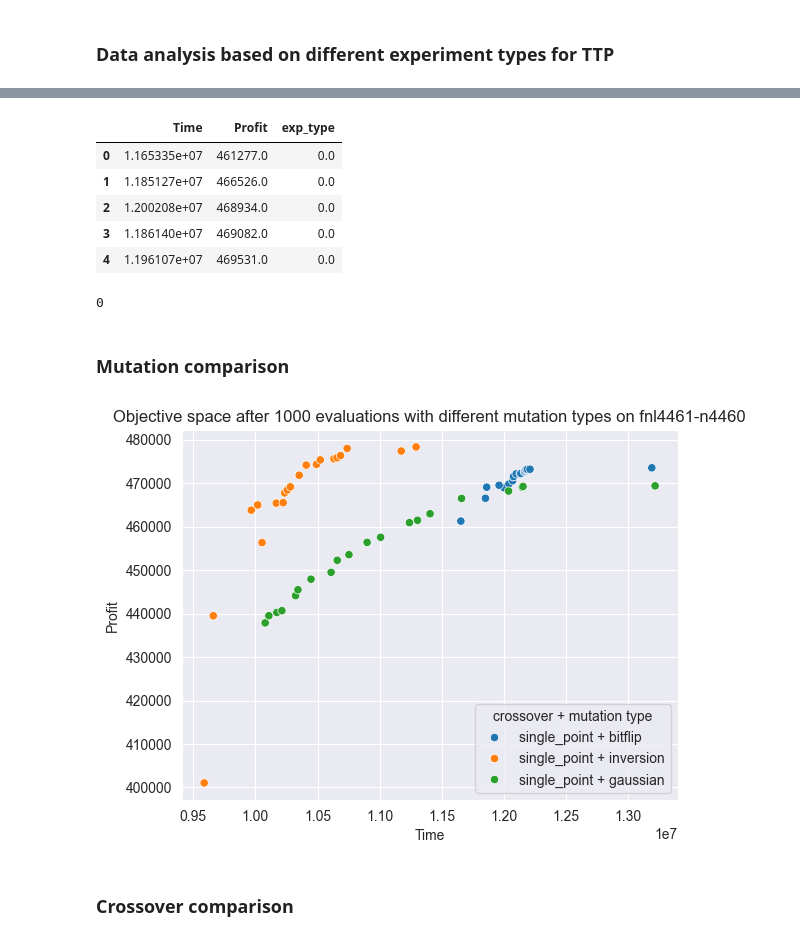
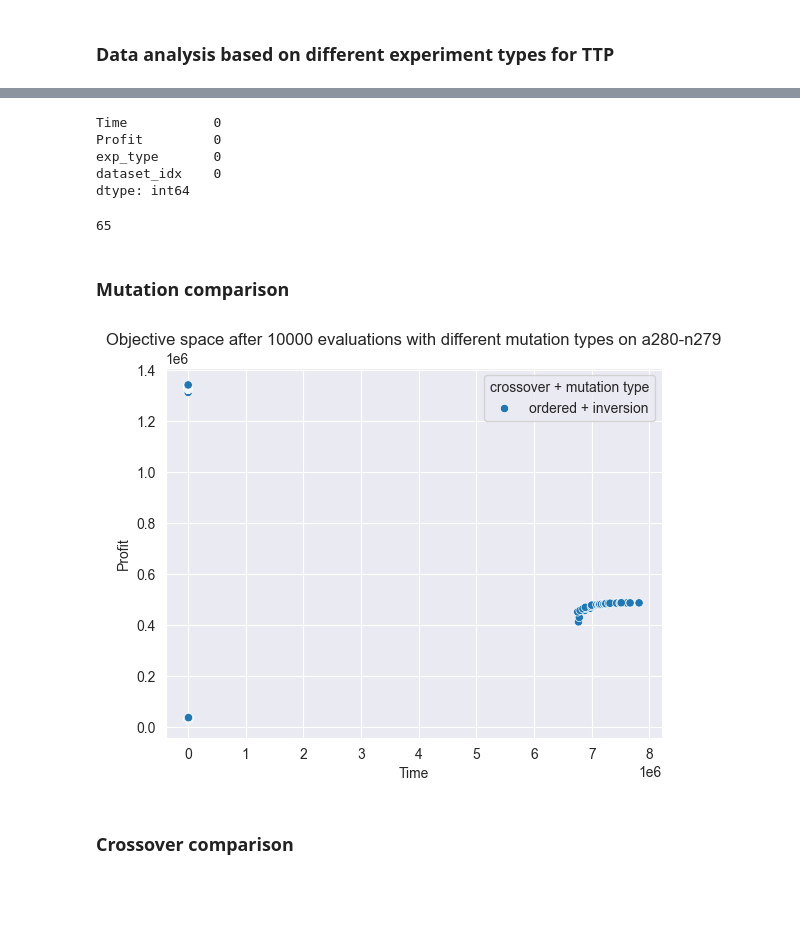
Before and after one commit to hugohewitt123/NIC_CA2_group_project, a Jupyter notebook: src/plot.ipynb, the cells around one changed output, grey strips where cells are left out. Cells and saved outputs as stored; diff of their text form; code cells hidden in the pictures; blank space fills up the shorter version.

Commit message:
Update plot, README and ordered + gaussian

```diff
--- a/src/plot.ipynb
+++ b/src/plot.ipynb
@@ -6,20 +9,19 @@ import pandas as pd
+# %%
+dataset_label = {0: 'a280-n279', 1: 'a280-n1395', 2: 'a280-n2790', 3: 'fnl4461-n4460', 4: 'fnl4461-n22300',
+                5: 'fnl4461-n44600', 6: 'pla33810-n33809', 7: 'pla33810-n169045', 8: 'pla33810-n338090'}
+
+mutation_label = {0: 'single_point + bitflip', 1: 'single_point + inversion', 2: 'single_point + gaussian', 13: 'ordered + gaussian', 20: 'ordered + inversion'}
+
+crossover_label = {0: 'single_point + bitflip', 6: 'binary_mask + bitflip', 10: 'ordered + bitflip', 13: 'ordered + gaussian', 20: 'ordered + inversion'}
 # %%
 df = pd.DataFrame()
-df0 = pd.DataFrame()
 folder_path = '../output_files/'
 for filename in os.listdir(folder_path):
-    if filename.endswith('.csv') and filename.startswith('o'):
+    if filename.endswith('.csv') and filename.startswith('d'):
         # deal with results from previous code version
         file_path = os.path.join(folder_path, filename)
         data = pd.read_csv(file_path)
-        # unique_exp_type = data['exp_type'].dropna().unique()
-        # data['exp_type'] = data['exp_type'].fillna(unique_exp_type[0])
         df = pd.concat([df, data], ignore_index=True)
-    elif filename.endswith('.csv') and filename.startswith('d'):
-        # deal with results from the latest code
-        file_path = os.path.join(folder_path, filename)
-        data0 = pd.read_csv(file_path)
-        df0 = pd.concat([df, data0], ignore_index=True)
 # %%
 # df.rename(columns={'exe_type': 'exp_type'}, inplace=True)
 # %%
@@ -55,3 +59,5 @@ exp_type         0
 dtype: int64
+# %%
+df.loc[:, 'dataset_idx'] = df['dataset_idx'].replace(dataset_label)
 # %%
 df_tp = df.iloc[:, [0, 1, 3, 4]].copy()
@@ -73,24 +72,19 @@ df_tp
 # %%
 df_clean = df_tp.dropna().reset_index(drop=True)
-df_clean.head()
+df_clean.isnull().sum()
 # %% [output]
-|  | Time | Profit | exp_type |
-| 0 | 1.165335e+07 | 461277.0 | 0.0 |
-| 1 | 1.185127e+07 | 466526.0 | 0.0 |
-| 2 | 1.200208e+07 | 468934.0 | 0.0 |
-| 3 | 1.186140e+07 | 469082.0 | 0.0 |
-| 4 | 1.196107e+07 | 469531.0 | 0.0 |
+Time           0
+Profit         0
+exp_type       0
+dataset_idx    0
+dtype: int64
 # %%
 df_clean.duplicated().sum()
 # %% [output]
-0
+65
 # %% [markdown]
 ### Mutation comparison
 # %%
 exp_type_muta = [0, 1, 2, 20]
 
 df_muta = df_clean[df_clean['exp_type'].isin(exp_type_muta)]
-# %%
-mutation_label = {0: 'single_point + bitflip', 1: 'single_point + inversion', 2: 'single_point + gaussian', 20: 'ordered + inversion'}
-
-df_muta.loc[:, 'exp_type'] = df_muta['exp_type'].replace(mutation_label)
@@ -106,10 +93,11 @@ sns.set_style('darkgrid')
 # %%
-scatter = sns.scatterplot(x='Time', y='Profit', hue='exp_type', data=df_muta)
-scatter.legend(title="crossover + mutation type")
-plt.title(f"Objective space after 1000 evaluations with different mutation types on {dataset_name}")
-plt.show()
+for dataname in df_muta['dataset_idx'].unique():
+    scatter = sns.scatterplot(x='Time', y='Profit', hue='exp_type', data=df_muta[df_muta['dataset_idx'] == dataname])
+    scatter.legend(title="crossover + mutation type")
+    plt.title(f"Objective space after 10000 evaluations with different mutation types on {dataname}")
+    plt.show()
 # %% [output]
-[figure, old version]
+[figure, new version]
 # %% [markdown]
 ### Crossover comparison
 # %%
```
Also changed, not shown: parts of 38 cells of this notebook, 2 other files.
